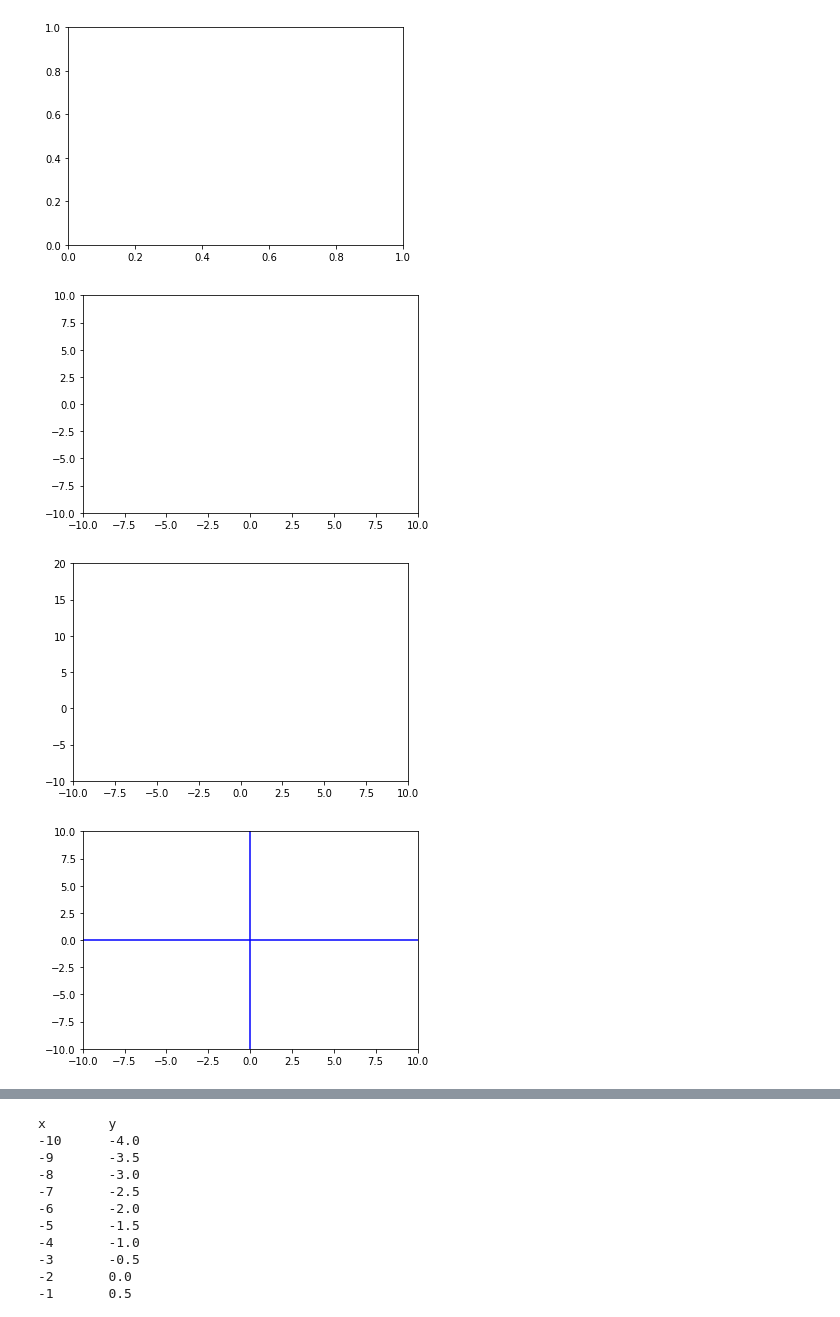
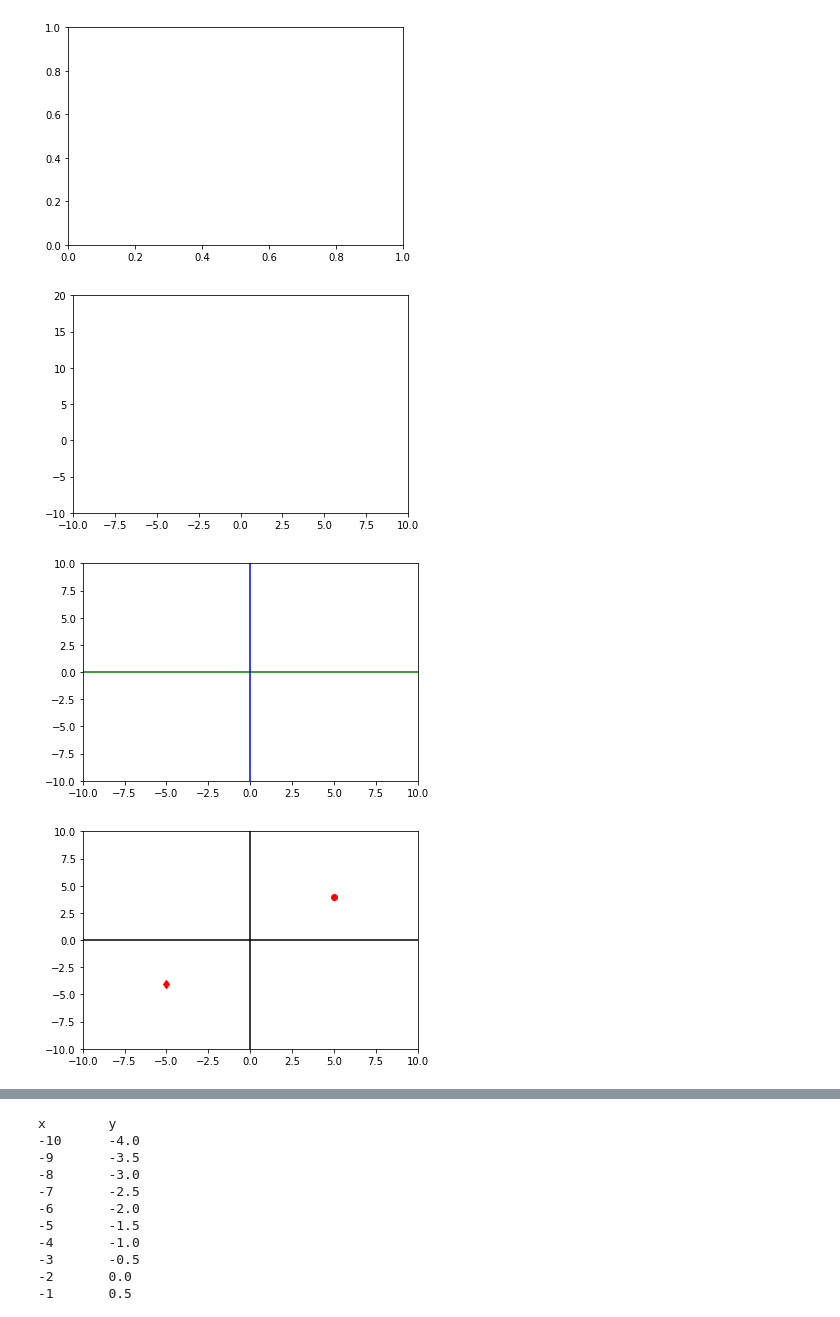
Before and after one commit to alcherniaev/college_algebra_python, a Jupyter notebook: week_1.ipynb, the cells around one changed output, grey strips where cells are left out. Cells and saved outputs as stored; diff of their text form; code cells hidden in the pictures.

```diff
--- a/week_1.ipynb
+++ b/week_1.ipynb
@@ -275,32 +275,38 @@ plt.show()
 [figure]
 # %%
 # Define dimensions of graph
-
 import matplotlib.pyplot as plt
 
+xmin = -10
+xmax = 10
+ymin = -10
+ymax = 20
+
 fig, ax = plt.subplots()
-
-# Dimensions
-plt.axis([-10,10,-10,10])
-
+plt.axis([xmin,xmax,ymin,ymax]) # window size
 plt.show()
 # %% [output]
-[figure, old version]
+[figure, new version]
 # %%
+# Display axis lines
 import matplotlib.pyplot as plt
 
 xmin = -10
 xmax = 10
 ymin = -10
-ymax = 20
+ymax = 10
 
 fig, ax = plt.subplots()
 plt.axis([xmin,xmax,ymin,ymax]) # window size
+plt.plot([xmin,xmax],[0,0],'g') # green x axis
+plt.plot([0,0],[ymin,ymax], 'b') # blue y axis
+
 plt.show()
 # %% [output]
-[figure, old version]
+[figure, new version]
 # %%
-# Display axis lines
+# Plot one point
+
 import matplotlib.pyplot as plt
 
 xmin = -10
@@ -310,9 +316,12 @@ ymax = 10
 
 fig, ax = plt.subplots()
 plt.axis([xmin,xmax,ymin,ymax]) # window size
-plt.plot([xmin,xmax],[0,0],'b') # blue x axis
-plt.plot([0,0],[ymin,ymax], 'b') # blue y axis
+plt.plot([xmin,xmax],[0,0],'black') # blue x axis
+plt.plot([0,0],[ymin,ymax], 'black') # blue y axis
 
+
+plt.plot([5],[4], 'ro') # 0 means circle dor, r = red
+plt.plot([-5],[-4], 'rd') # d means dash dot, r = red
 plt.show()
 # %% [output]
-[figure, old version]
+[figure, new version]
```
Also changed, not shown: parts of 1 cell of this notebook.
